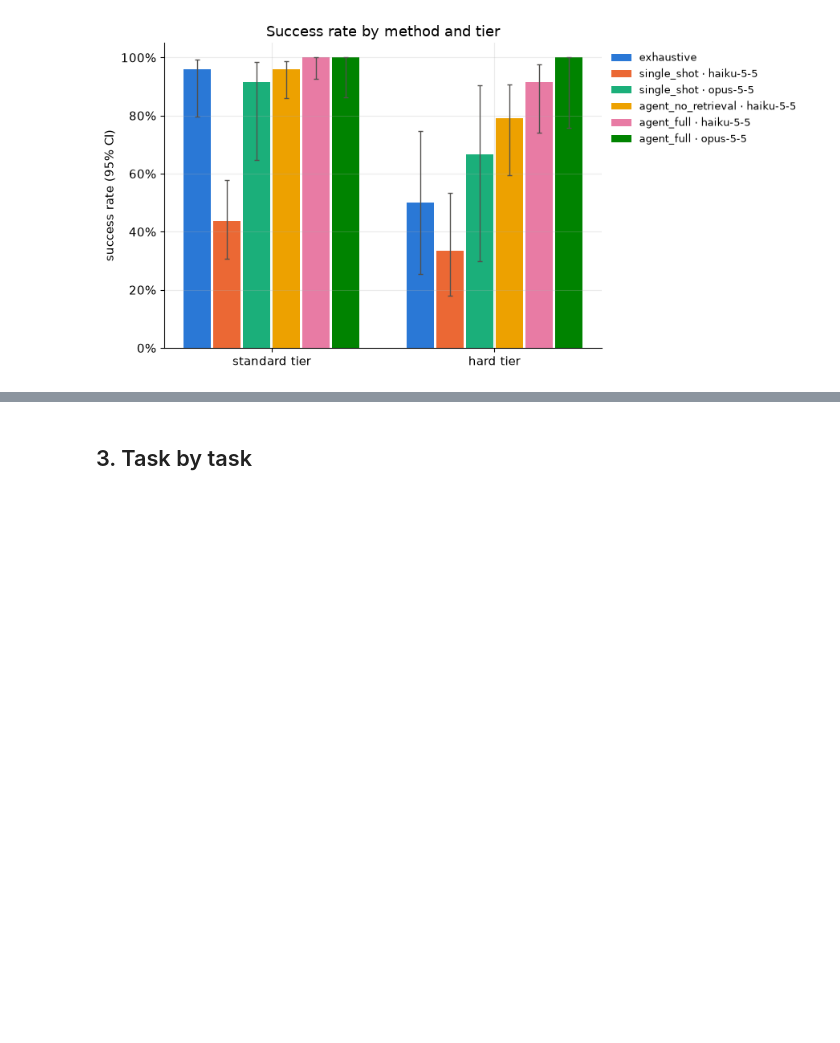
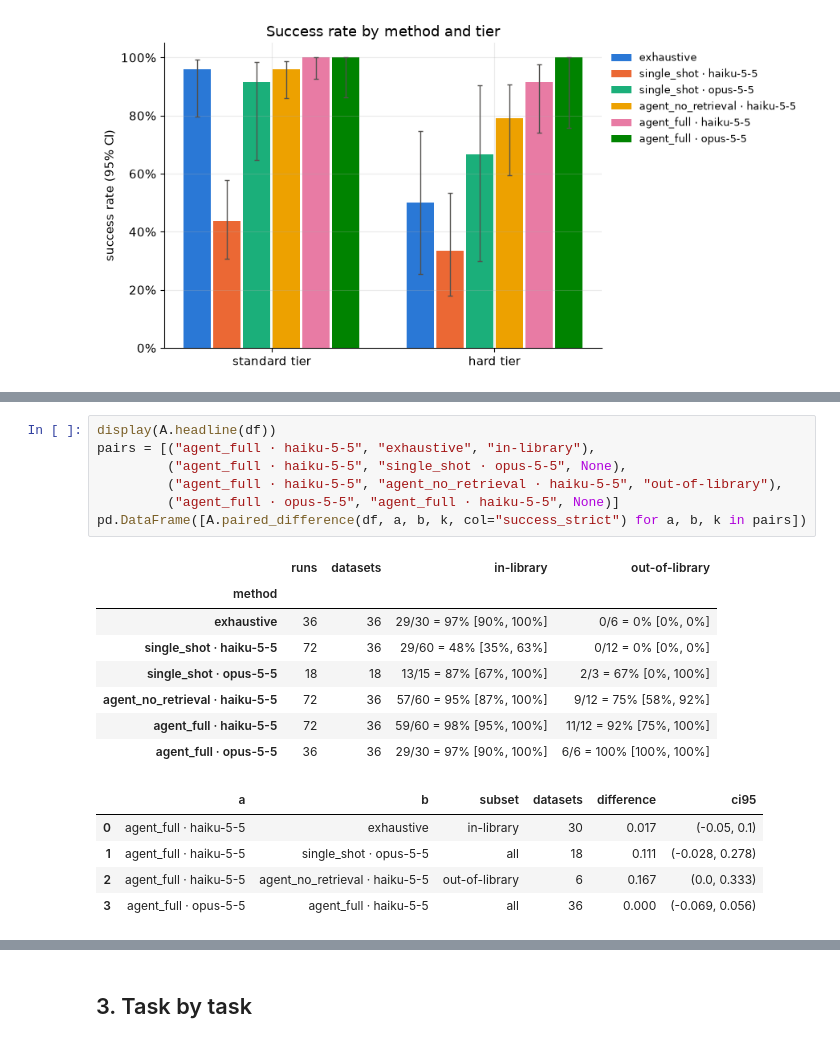
Before and after one commit to nathanmaulding/tutorial-projects, a Jupyter notebook: agentic-ai-for-science/02_benchmarking_and_reliability.ipynb, the cells around one changed output, grey strips where cells are left out. Drawn from its saved outputs; the diff is of its cells as text; blank space fills up the shorter version.

```diff
--- a/agentic-ai-for-science/02_benchmarking_and_reliability.ipynb
+++ b/agentic-ai-for-science/02_benchmarking_and_reliability.ipynb
@@ -140,0 +146,21 @@ plt.tight_layout(); plt.show()
+# %%
+display(A.headline(df))
+pairs = [("agent_full · haiku-5-5", "exhaustive", "in-library"),
+         ("agent_full · haiku-5-5", "single_shot · opus-5-5", None),
+         ("agent_full · haiku-5-5", "agent_no_retrieval · haiku-5-5", "out-of-library"),
+         ("agent_full · opus-5-5", "agent_full · haiku-5-5", None)]
+pd.DataFrame([A.paired_difference(df, a, b, k, col="success_strict") for a, b, k in pairs])
+# %% [output]
+|  | runs | datasets | in-library | out-of-library |
+| method |  |  |  |  |
+| exhaustive | 36 | 36 | 29/30 = 97% [90%, 100%] | 0/6 = 0% [0%, 0%] |
+| single_shot · haiku-5-5 | 72 | 36 | 29/60 = 48% [35%, 63%] | 0/12 = 0% [0%, 0%] |
+| single_shot · opus-5-5 | 18 | 18 | 13/15 = 87% [67%, 100%] | 2/3 = 67% [0%, 100%] |
+| agent_no_retrieval · haiku-5-5 | 72 | 36 | 57/60 = 95% [87%, 100%] | 9/12 = 75% [58%, 92%] |
+| agent_full · haiku-5-5 | 72 | 36 | 59/60 = 98% [95%, 100%] | 11/12 = 92% [75%, 100%] |
+| agent_full · opus-5-5 | 36 | 36 | 29/30 = 97% [90%, 100%] | 6/6 = 100% [100%, 100%] |
+|  | a | b | subset | datasets | difference | ci95 |
+| 0 | agent_full · haiku-5-5 | exhaustive | in-library | 30 | 0.017 | (-0.05, 0.1) |
+| 1 | agent_full · haiku-5-5 | single_shot · opus-5-5 | all | 18 | 0.111 | (-0.028, 0.278) |
+| 2 | agent_full · haiku-5-5 | agent_no_retrieval · haiku-5-5 | out-of-library | 6 | 0.167 | (0.0, 0.333) |
+| 3 | agent_full · opus-5-5 | agent_full · haiku-5-5 | all | 36 | 0.000 | (-0.069, 0.056) |
```
Also changed, not shown: parts of 10 cells of this notebook, 14 other files.
